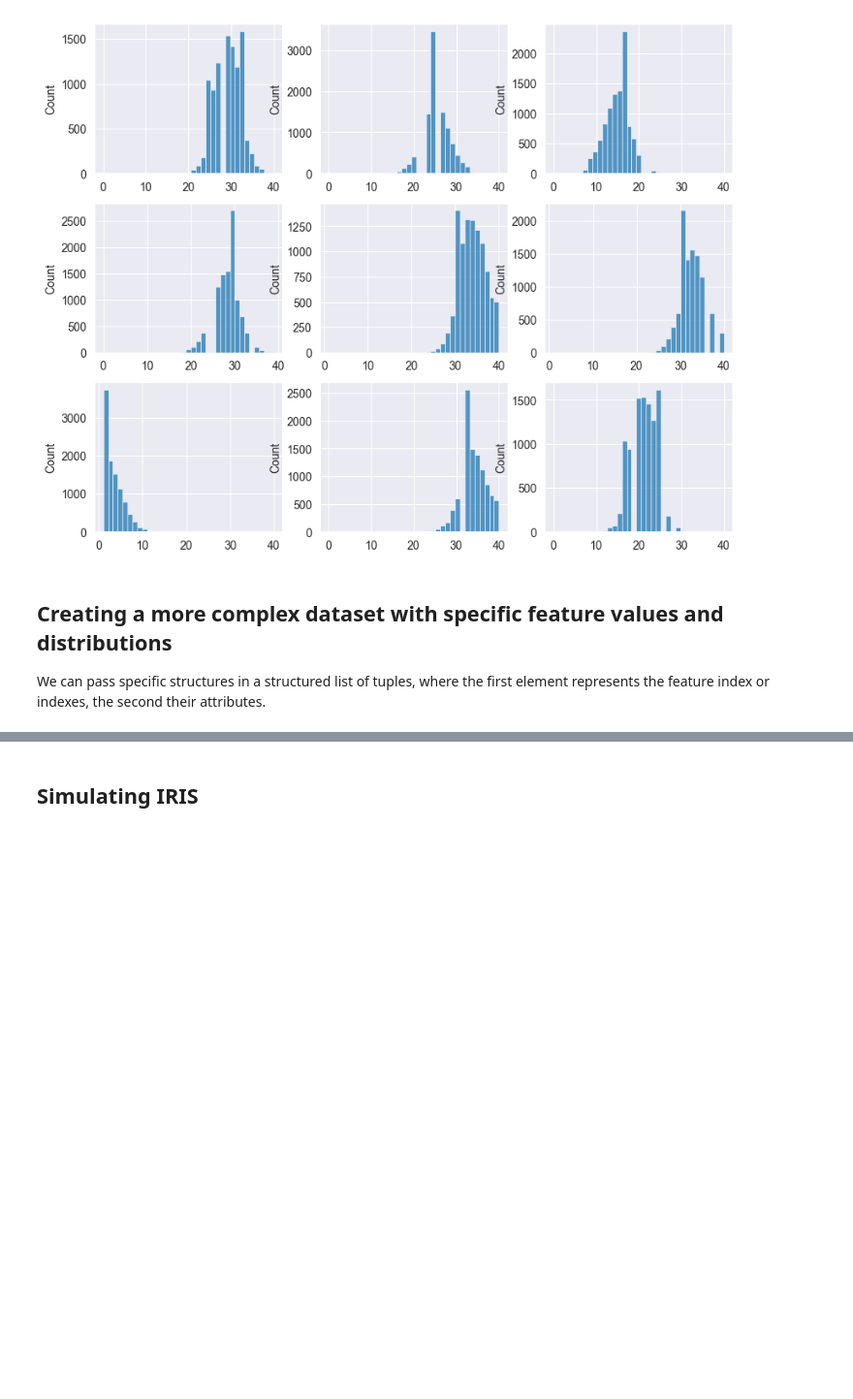
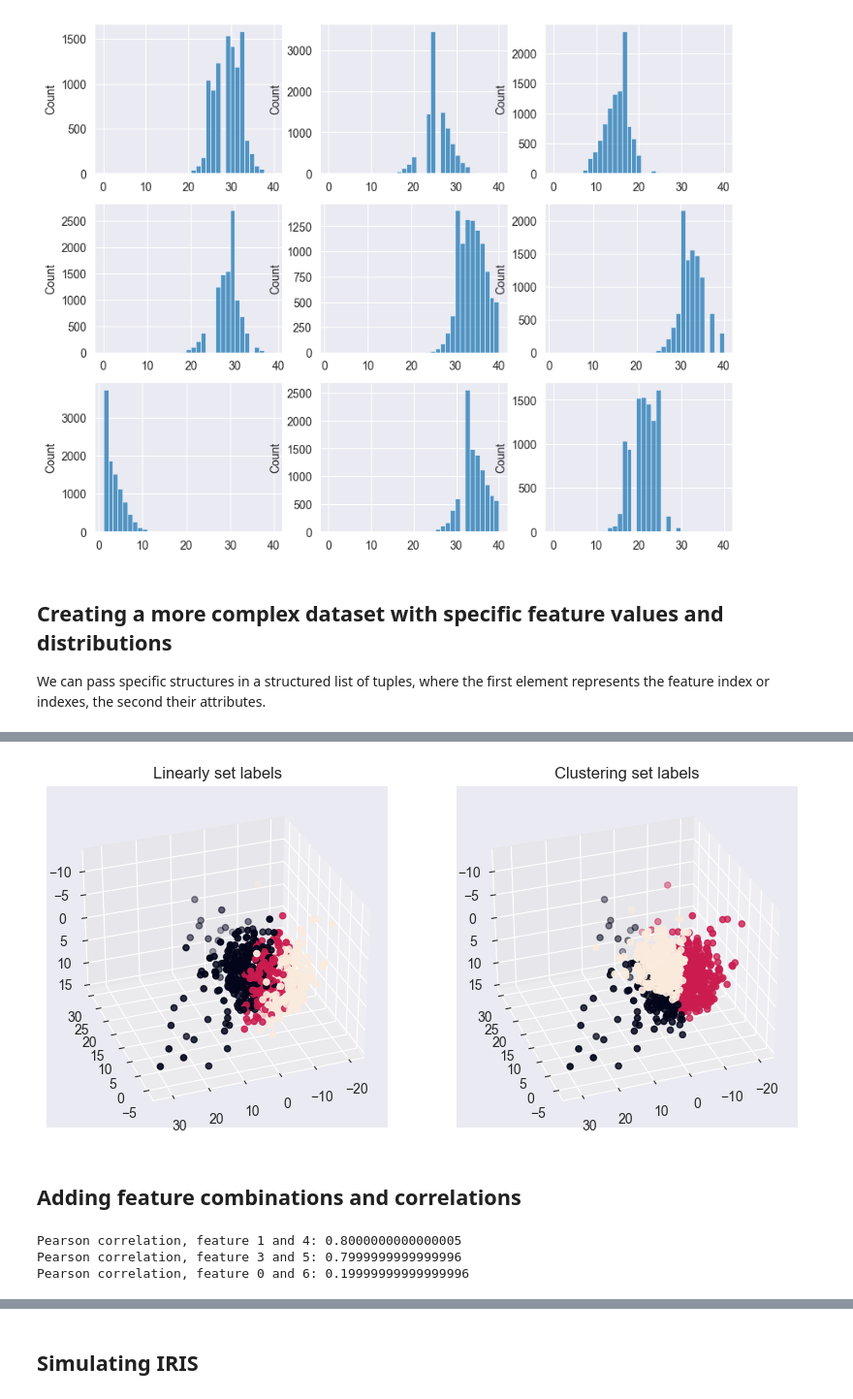
Before and after one commit to 98MM/msc_cc, a Jupyter notebook: src/CC Demo.ipynb, the cells around one changed output, grey strips where cells are left out. Shown: that part at 97% size. Saved outputs shown, nothing was run; the diff lists cells and outputs as text; code cells hidden in the pictures; blank space fills up the shorter version.

```diff
--- a/src/CC Demo.ipynb
+++ b/src/CC Demo.ipynb
@@ -96,0 +116,42 @@ plt.show()
+# %%
+# The library supports multiple ways of assigning class values, here are a few
+labels_list = []
+
+y_linear = cc.generate_labels(X, n=3)
+
+y_nonlinear = cc.generate_labels(X, n=3, class_relation='nonlinear')
+
+y_cluster = cc.generate_labels(X, n=3, class_relation='cluster')
+# %%
+fig = plt.figure(1, figsize=(10, 8))
+
+X_reduced = PCA(n_components=3).fit_transform(X)
+
+ax = fig.add_subplot(1,2,1, projection="3d", elev=-150, azim=110)
+ax.scatter(
+    X_reduced[:, 0],
+    X_reduced[:, 1],
+    X_reduced[:, 2],
+    c=y_linear,
+    s=20,
+)
+ax.set_title("Linearly set labels")
+
+
+ax = fig.add_subplot(1,2,2, projection="3d", elev=-150, azim=110)
+ax.scatter(
+    X_reduced[:, 0],
+    X_reduced[:, 1],
+    X_reduced[:, 2],
+    c=y_cluster,
+    s=20,
+)
+ax.set_title("Clustering set labels")
+
+
+
+plt.show()
+# %% [output]
+[figure, added]
+# %% [markdown]
+## Adding feature combinations and correlations
@@ -96,0 +163,12 @@ plt.show()
+# %%
+xT = X.T
+corr, _ = pearsonr(xT[1], xT[9])
+print("Pearson correlation, feature 1 and 4:", corr)
+corr, _ = pearsonr(xT[3], xT[10])
+print("Pearson correlation, feature 3 and 5:", corr)
+corr, _ = pearsonr(xT[0], xT[11])
+print("Pearson correlation, feature 0 and 6:", corr)
+# %% [output]
+Pearson correlation, feature 1 and 4: 0.8000000000000005
+Pearson correlation, feature 3 and 5: 0.7999999999999996
+Pearson correlation, feature 0 and 6: 0.19999999999999996
```
Also changed, not shown: parts of 10 cells of this notebook, 1 other file.
